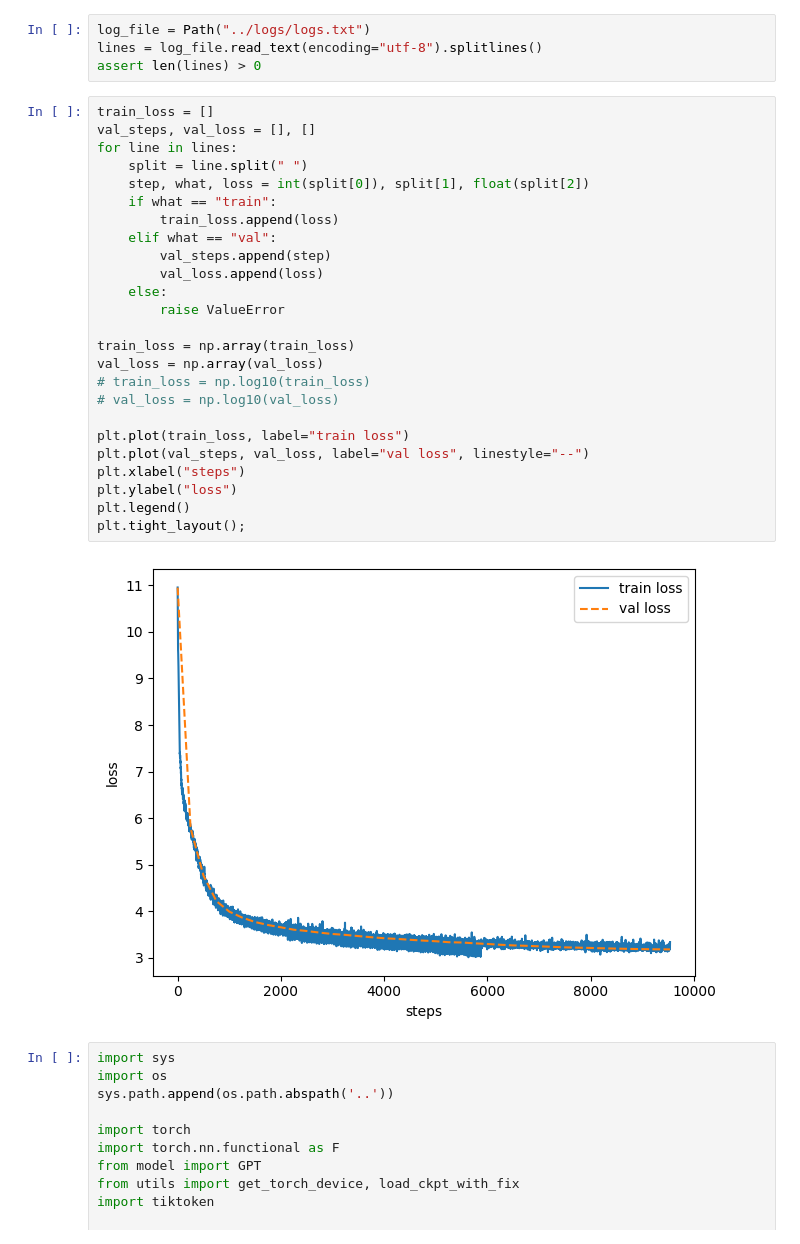
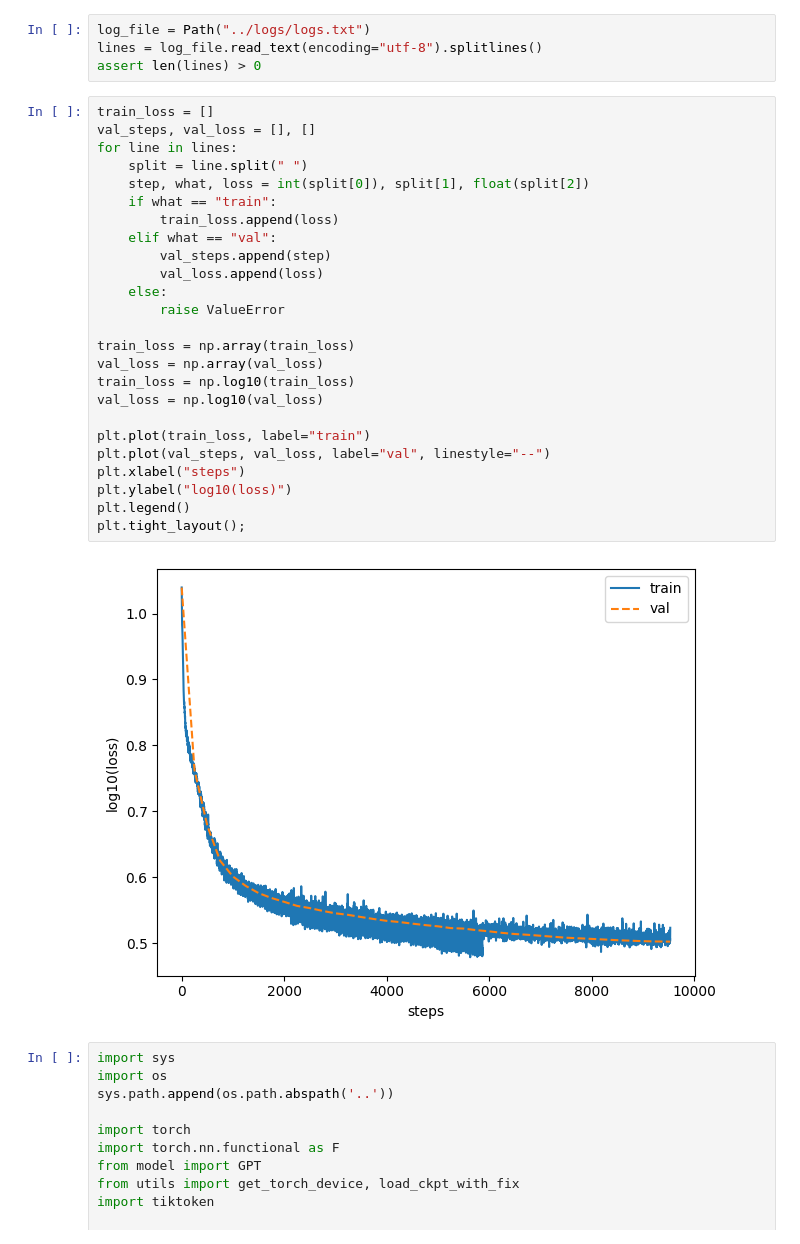
Before and after one commit to mnjm/gpt2, a Jupyter notebook: misc/scratch.ipynb, the cells around one changed output. Cells and saved outputs as stored; diff of their text form.

```diff
--- a/misc/scratch.ipynb
+++ b/misc/scratch.ipynb
@@ -201,30 +201,30 @@ assert len(lines) > 0
 # %%
 train_loss = []
 val_steps, val_loss = [], []
 for line in lines:
     split = line.split(" ")
     step, what, loss = int(split[0]), split[1], float(split[2])
     if what == "train":
         train_loss.append(loss)
     elif what == "val":
         val_steps.append(step)
         val_loss.append(loss)
     else:
         raise ValueError
 
 train_loss = np.array(train_loss)
 val_loss = np.array(val_loss)
-# train_loss = np.log10(train_loss)
-# val_loss = np.log10(val_loss)
+train_loss = np.log10(train_loss)
+val_loss = np.log10(val_loss)
 
-plt.plot(train_loss, label="train loss")
-plt.plot(val_steps, val_loss, label="val loss", linestyle="--")
+plt.plot(train_loss, label="train")
+plt.plot(val_steps, val_loss, label="val", linestyle="--")
 plt.xlabel("steps")
-plt.ylabel("loss")
+plt.ylabel("log10(loss)")
 plt.legend()
 plt.tight_layout();
 # %% [output]
-[figure, old version]
+[figure, new version]
 # %%
 import sys
 import os
```
Also changed, not shown: 2 other files.
